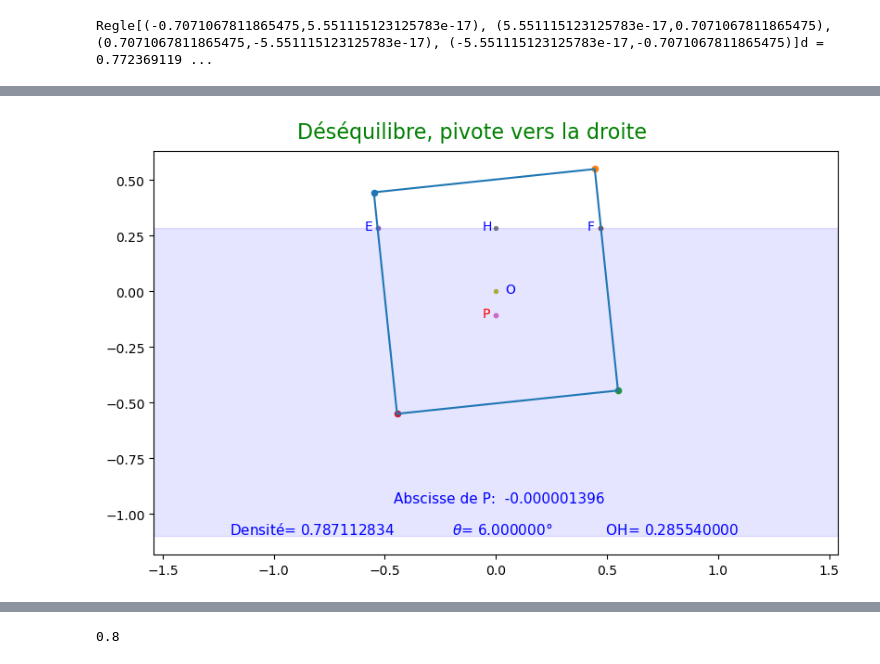
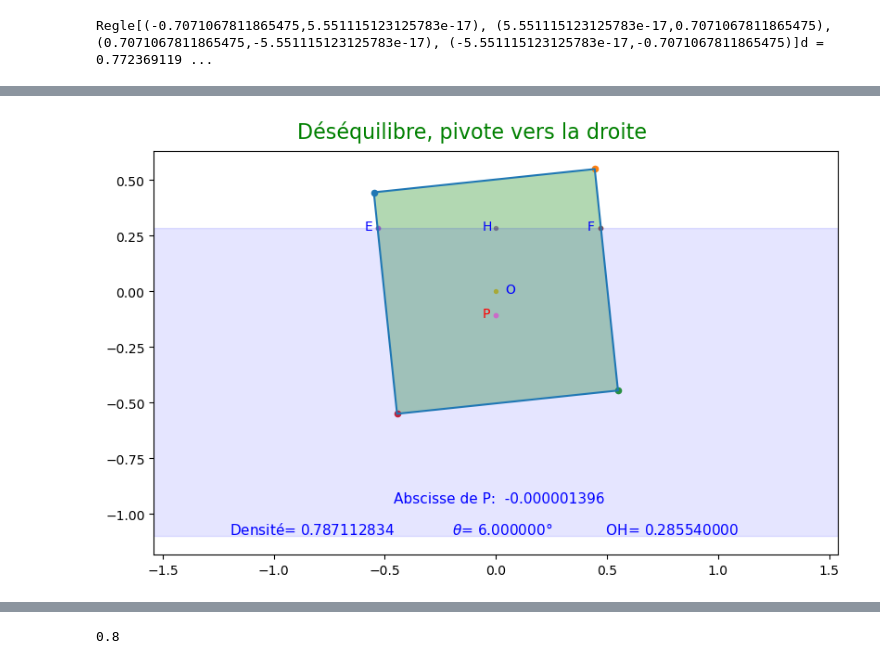
Before and after one commit to mhdeleglise/Formes2D, a Jupyter notebook: tstRegle.ipynb, the cells around one changed output, grey strips where cells are left out. Saved outputs shown, nothing was run; the diff lists cells and outputs as text; code cells hidden in the pictures.

```diff
--- a/tstRegle.ipynb
+++ b/tstRegle.ipynb
@@ -27,7 +26,7 @@ rg.draw(save="desequilibre30_017.png",axes='on')
 # %%
-rg = Regle(pi/30,0.28554); rg.draw(color="yellow",save=True,axes='on')
+rg = Regle(pi/30,0.28554); rg.draw(color="green",save=True,axes='on')
 # %% [output]
-[figure, old version]
+[figure, new version]
 # %%
 q75 = Regle(pi/10,0.23776412907279743);q75.draw(save=True,axes='on')
 # %% [output]
```
Also changed, not shown: parts of 10 cells of this notebook, 3 other files.
